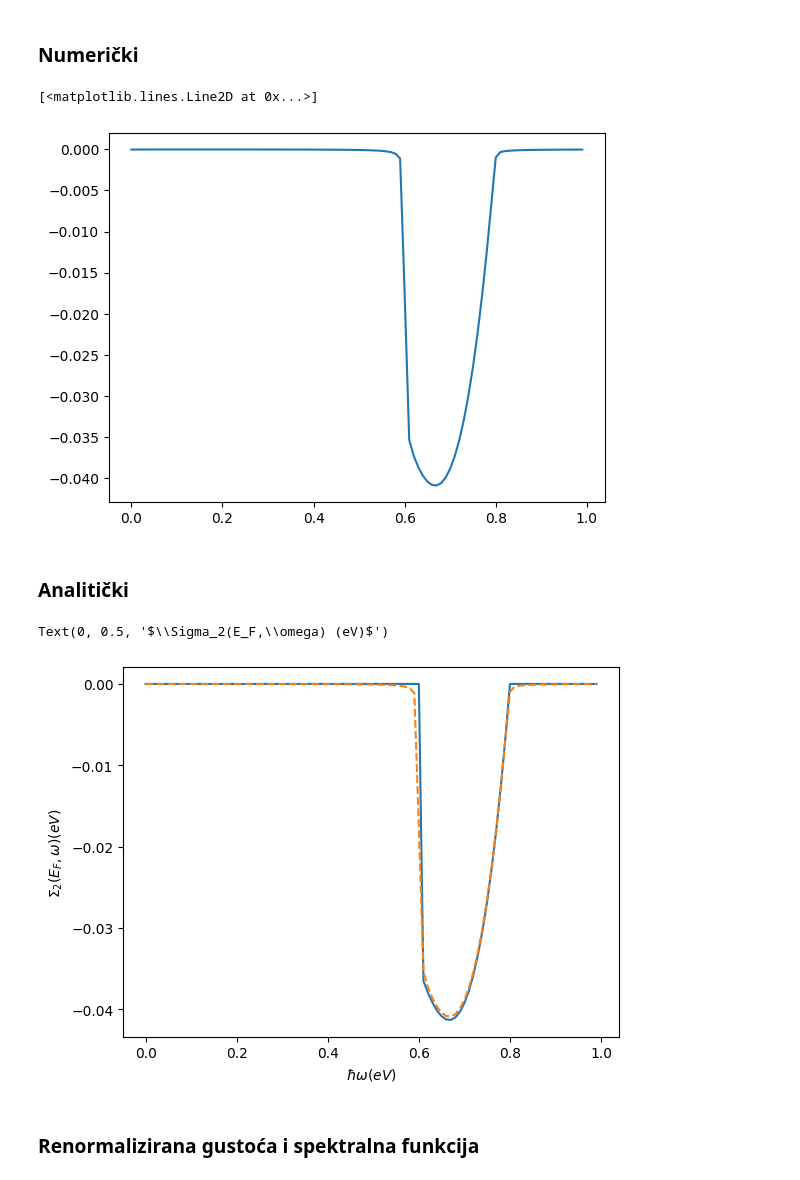
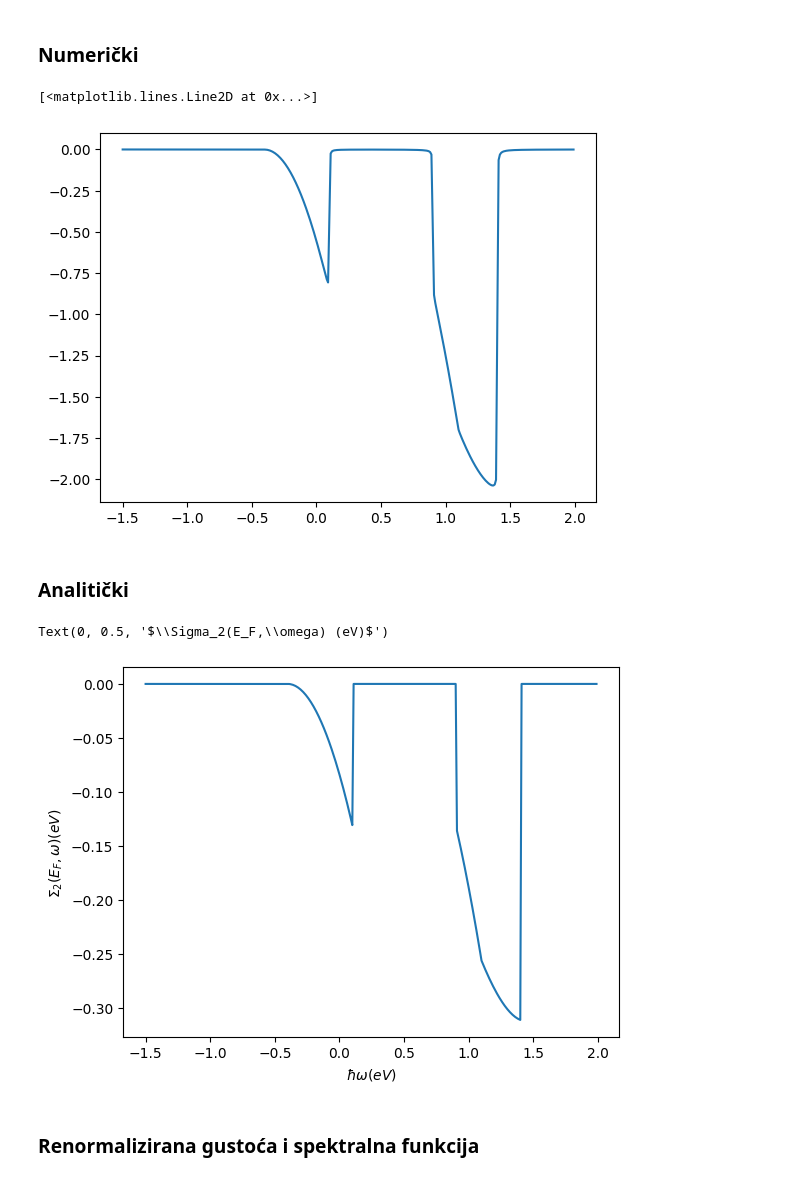
Before and after one commit to ppapac/24112024_memfn, a Jupyter notebook: MemoryDirac3D_usingTQ_020626_cutoff_cpl.ipynb, the cells around one changed output. Cells and saved outputs as stored; diff of their text form; code cells hidden in the pictures.

```diff
--- a/MemoryDirac3D_usingTQ_020626_cutoff_cpl.ipynb
+++ b/MemoryDirac3D_usingTQ_020626_cutoff_cpl.ipynb
@@ -28,20 +28,21 @@ kb = 8.6173303 * 10 ** (-5)
 hbar = 6.582119569 * 10 ** (-16)
 pi = np.pi
 
-alpha_op = 4
+alpha_op = 0.6
 alpha_ac = 1
 hbar_w_op = torch.Tensor([0.4]).to("cuda")
 eta_0 = 1 * 10 ** (-3)
 M = 0.0
-Kf_20 = 0.2  # eV, Fermi at 20K
+Kf_20 = 0.5  # eV, Fermi at 20K
 vf = 4 * 10**5
 a = 100 ** (1 / 3) * 10 ** (-10)
 T_0 = 4
 T_F = Kf_20 / kb
 W = 1  # band width
+C = 1.2
 
 Kf_ = Kf_20 / hbar / vf * a  # Fermi unitless
-K_c = Kf_  # cutoff for coupling unitless
+K_c = C / hbar / vf * a  # cutoff for coupling unitless
 Kf_max = W / hbar / vf * a  # cutoff 1eV unitless
 c_s_tilde = 0.03  # hbar_w_ac_max / hbar / vf * a
 hbar_w_ac_max = c_s_tilde * hbar * vf / a
@@ -132,7 +133,7 @@ print(4 * pi / 3 * 2 / (2 * pi) ** 3 * Kf_20**2 / hbar**3 / vf)  # T=0 analitič
 1.1843544863015165e+37
 1.184354454914293e+37
 # %%
-ws_0 = torch.arange(0, 1, 0.01)
+ws_0 = torch.arange(-1.50, 2, 0.01)
 from tqdm import tqdm_notebook
 
 
@@ -436,7 +437,7 @@ self_integral = [
 plt.plot(ws_0.to("cpu"), self_integral)
 # %% [output]
 [<matplotlib.lines.Line2D at 0x...>]
-[figure, old version]
+[figure, new version]
 # %% [markdown]
 ### Analitički
 # %%
@@ -475,12 +476,12 @@ def selfen_anal(E, w, e_c, e_w):
     )
 # %%
 plt.plot(ws_0.cpu(), selfen_anal(Ef, ws_0, eps(K_c), W).cpu(), label="Analitički")
-plt.plot(ws_0.to("cpu"), self_integral, label="Numerički", linestyle="--")
+# plt.plot(ws_0.to("cpu"), self_integral, label="Numerički", linestyle="--")
 plt.xlabel("$\hbar \omega (eV)$")
 plt.ylabel("$\Sigma_2(E_F,\omega) (eV)$")
 # %% [output]
 Text(0, 0.5, '$\\Sigma_2(E_F,\\omega) (eV)$')
-[figure, old version]
+[figure, new version]
 # %% [markdown]
 ### Renormalizirana gustoća i spektralna funkcija
 # %%
```
Also changed, not shown: parts of 5 cells of this notebook.
